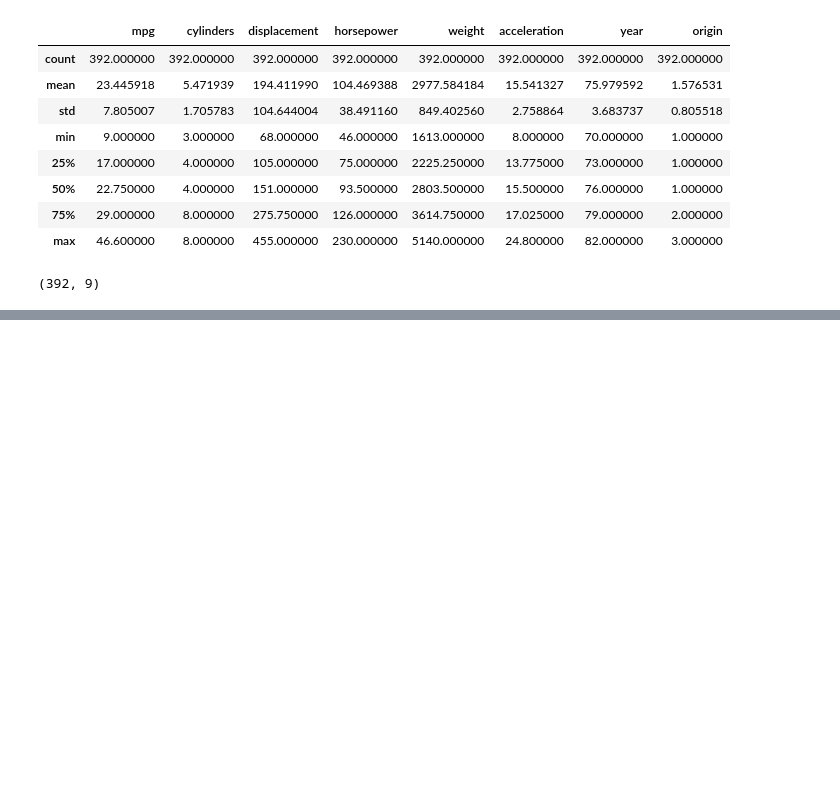
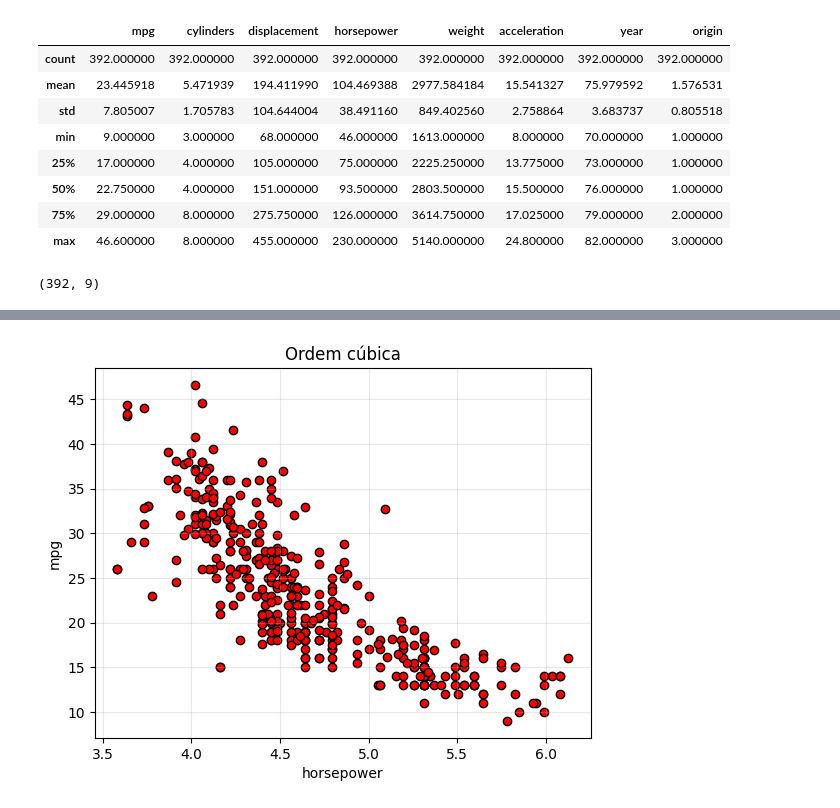
Before and after one commit to andrefsr/Estudos-em-Inteligencia-Artificial, a Jupyter notebook: 4 - Reamostragem/EDA.ipynb, the cells around one changed output, grey strips where cells are left out. Cells and saved outputs as stored; diff of their text form; code cells hidden in the pictures; blank space fills up the shorter version.

```diff
--- a/4 - Reamostragem/EDA.ipynb
+++ b/4 - Reamostragem/EDA.ipynb
@@ -70,0 +102,10 @@ plt.show()
+# %%
+plt.figure()
+plt.grid(alpha=0.3)
+plt.scatter(auto['horsepower']**(1/3),auto['mpg'],color='red',edgecolors='black')
+plt.xlabel('horsepower')
+plt.ylabel('mpg')
+plt.title('Ordem cúbica')
+plt.show()
+# %% [output]
+[figure, added]
```
Also changed, not shown: parts of 4 cells of this notebook, 3 other files.
